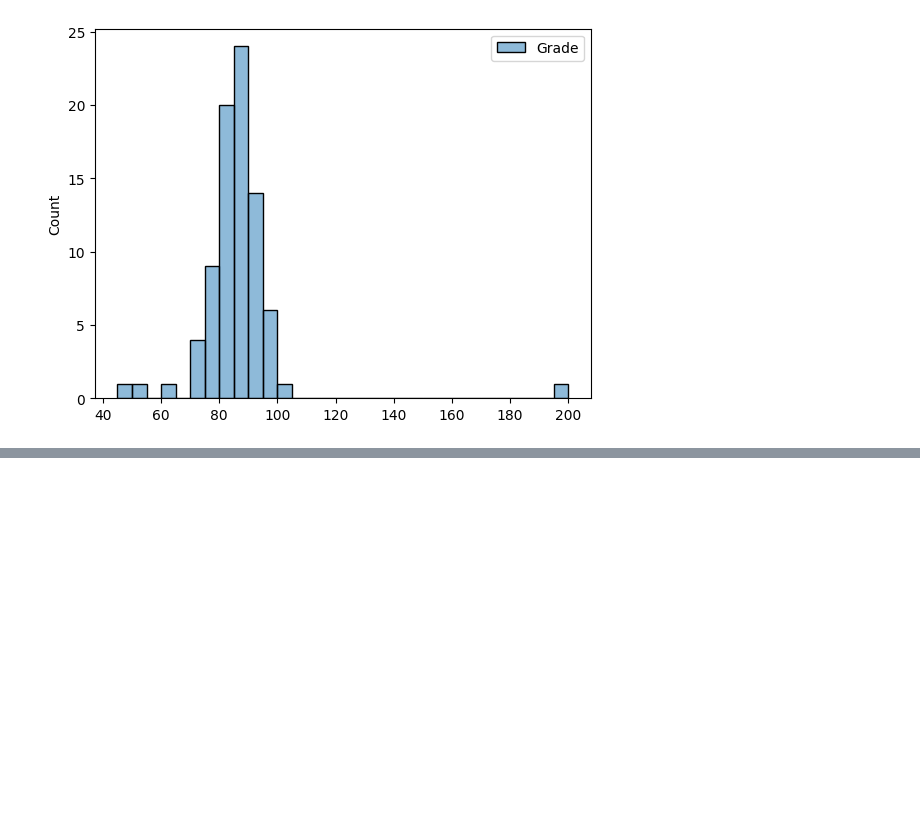
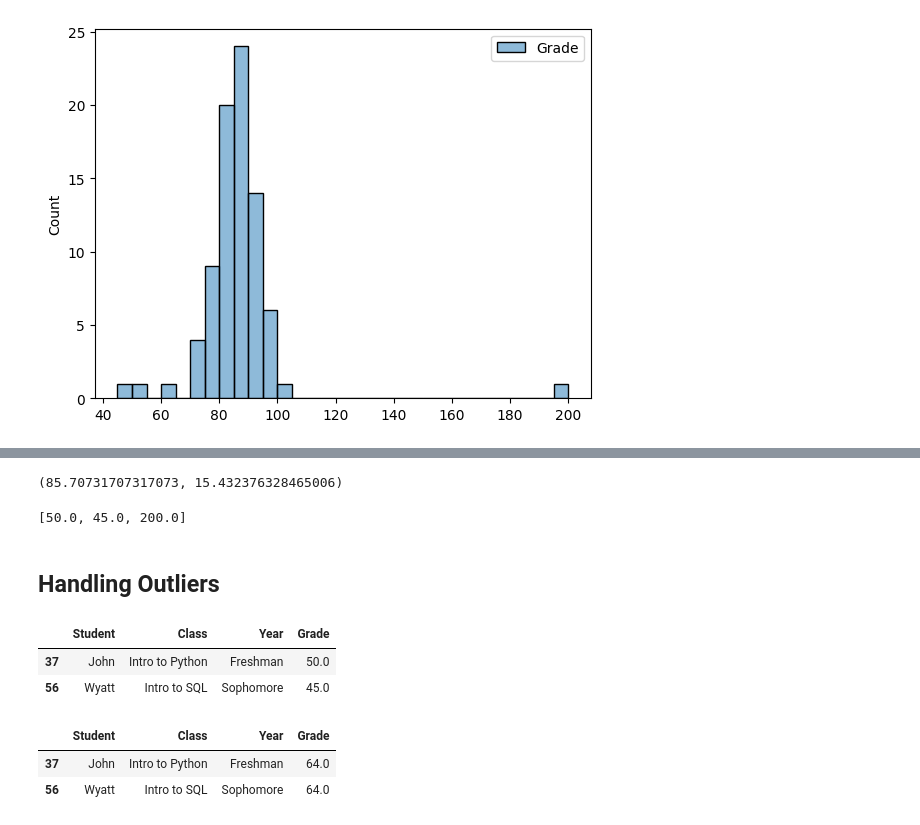
Before and after one commit to Jdalarmi/DataScience, a Jupyter notebook: app/Exploratory_Data_Analysis/practice_pyetl.ipynb, the cells around one changed output, grey strips where cells are left out. Saved outputs shown, nothing was run; the diff lists cells and outputs as text; code cells hidden in the pictures; blank space fills up the shorter version.

```diff
--- a/app/Exploratory_Data_Analysis/practice_pyetl.ipynb
+++ b/app/Exploratory_Data_Analysis/practice_pyetl.ipynb
@@ -155,0 +163,8 @@ sns.histplot(df_grades, binwidth=5);
+# %%
+mean, sd
+# %% [output]
+(85.70731707317073, 15.432376328465006)
+# %%
+[grade for grade in df.Grade if(grade < mean - 2*sd) or (grade > mean + 2*sd)]
+# %% [output]
+[50.0, 45.0, 200.0]
@@ -155,0 +173,2 @@ sns.histplot(df_grades, binwidth=5);
+# %% [markdown]
+## Handling Outliers
@@ -155,0 +177,12 @@ sns.histplot(df_grades, binwidth=5);
+# %%
+df[df.Grade < 60]
+# %% [output]
+|  | Student | Class | Year | Grade |
+| 37 | John | Intro to Python | Freshman | 50.0 |
+| 56 | Wyatt | Intro to SQL | Sophomore | 45.0 |
+# %%
+df.loc[[37, 56]]
+# %% [output]
+|  | Student | Class | Year | Grade |
+| 37 | John | Intro to Python | Freshman | 64.0 |
+| 56 | Wyatt | Intro to SQL | Sophomore | 64.0 |
```
Also changed, not shown: parts of 20 cells of this notebook, 4 other files.
